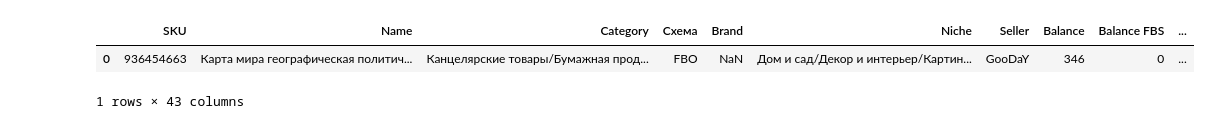
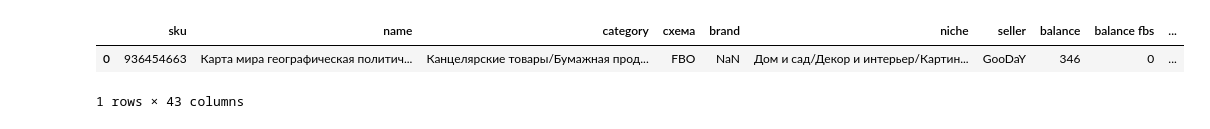
Before and after one commit to tony-pitchblack/marketplace_analytics, a Jupyter notebook: clip-siamese/make_OZ_geo_5700_no_descriptions.ipynb, the cells around one changed output. Saved outputs shown, nothing was run; the diff lists cells and outputs as text; code cells hidden in the pictures.

```diff
--- a/clip-siamese/make_OZ_geo_5700_no_descriptions.ipynb
+++ b/clip-siamese/make_OZ_geo_5700_no_descriptions.ipynb
@@ -3,12 +3,13 @@ DATA_PATH = 'data'
 # %%
 import pandas as pd
 from pathlib import Path
 
 file_path = Path(DATA_PATH) / 'tables_OZ_geo_5700/Карты_мира_озон.xlsm'
 source_df = pd.read_excel(file_path)
+source_df.rename(columns={col: col.lower() for col in source_df.columns}, inplace=True)
 source_df.head(1)
 # %% [output]
-|  | SKU | Name | Category | Схема | Brand | Niche | Seller | Balance | Balance FBS | ... |
+|  | sku | name | category | схема | brand | niche | seller | balance | balance fbs | ... |
 | 0 | 936454663 | Карта мира географическая политич... | Канцелярские товары/Бумажная прод... | FBO | NaN | Дом и сад/Декор и интерьер/Картин... | GooDaY | 346 | 0 | ... |
 1 rows × 43 columns
 # %%
```
Also changed, not shown: parts of 2 cells of this notebook, 4 other files.
